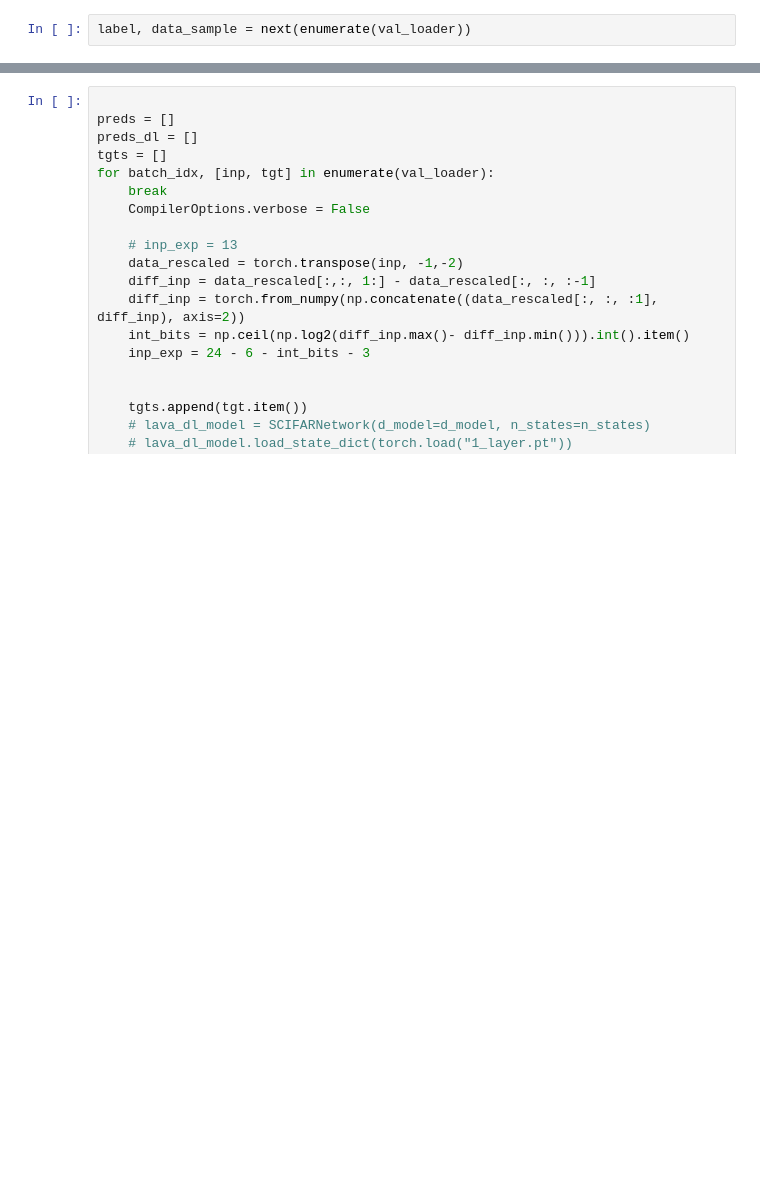
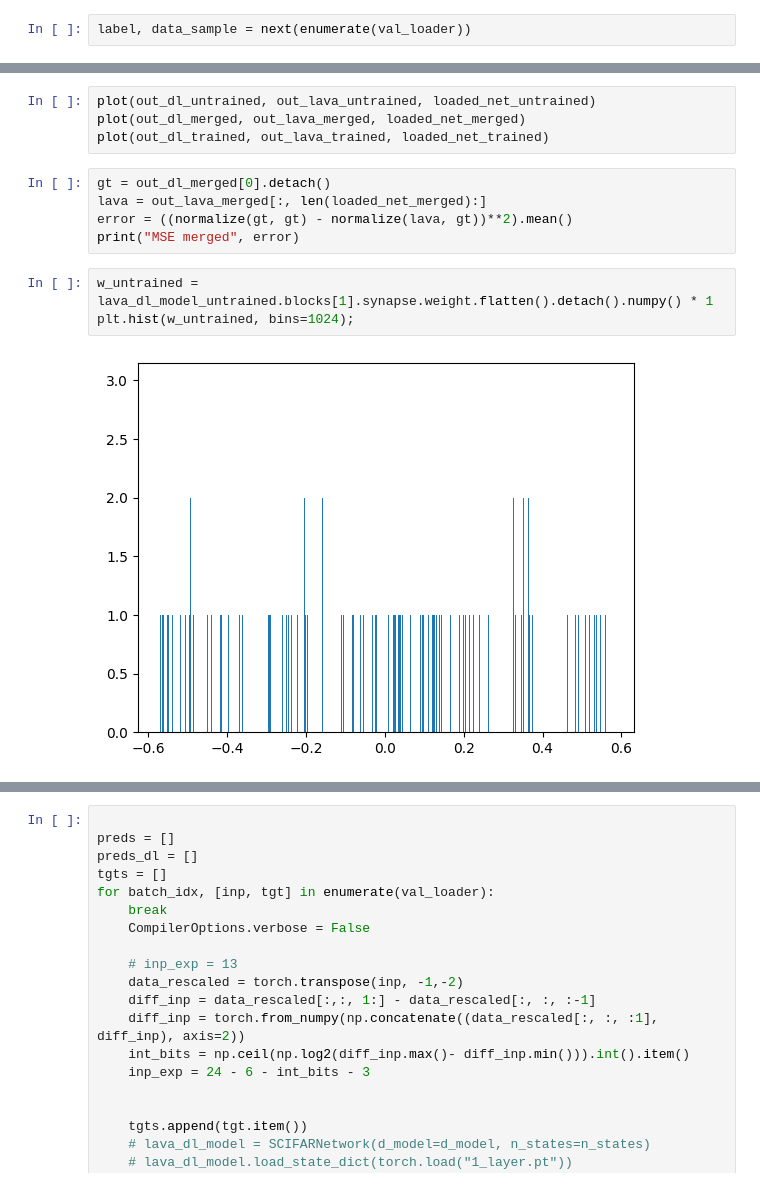
Before and after one commit to lava-nc/lava-dl, a Jupyter notebook: src/lava/lib/dl/slayer/state_space_models/sCIFAR/test_full_scifar_network_on_loihi.ipynb, the cells around one changed output, grey strips where cells are left out. Saved outputs shown, nothing was run; the diff lists cells and outputs as text; blank space fills up the shorter version.

```diff
--- a/src/lava/lib/dl/slayer/state_space_models/sCIFAR/test_full_scifar_network_on_loihi.ipynb
+++ b/src/lava/lib/dl/slayer/state_space_models/sCIFAR/test_full_scifar_network_on_loihi.ipynb
@@ -233,0 +356,14 @@ MSE tensor(0.0127, dtype=torch.float64)
+# %%
+plot(out_dl_untrained, out_lava_untrained, loaded_net_untrained)
+plot(out_dl_merged, out_lava_merged, loaded_net_merged)
+plot(out_dl_trained, out_lava_trained, loaded_net_trained)
+# %%
+gt = out_dl_merged[0].detach()
+lava = out_lava_merged[:, len(loaded_net_merged):]
+error = ((normalize(gt, gt) - normalize(lava, gt))**2).mean()
+print("MSE merged", error)
+# %%
+w_untrained = lava_dl_model_untrained.blocks[1].synapse.weight.flatten().detach().numpy() * 1
+plt.hist(w_untrained, bins=1024);
+# %% [output]
+[figure, added]
```
Also changed, not shown: parts of 61 cells of this notebook, 2 other files.
